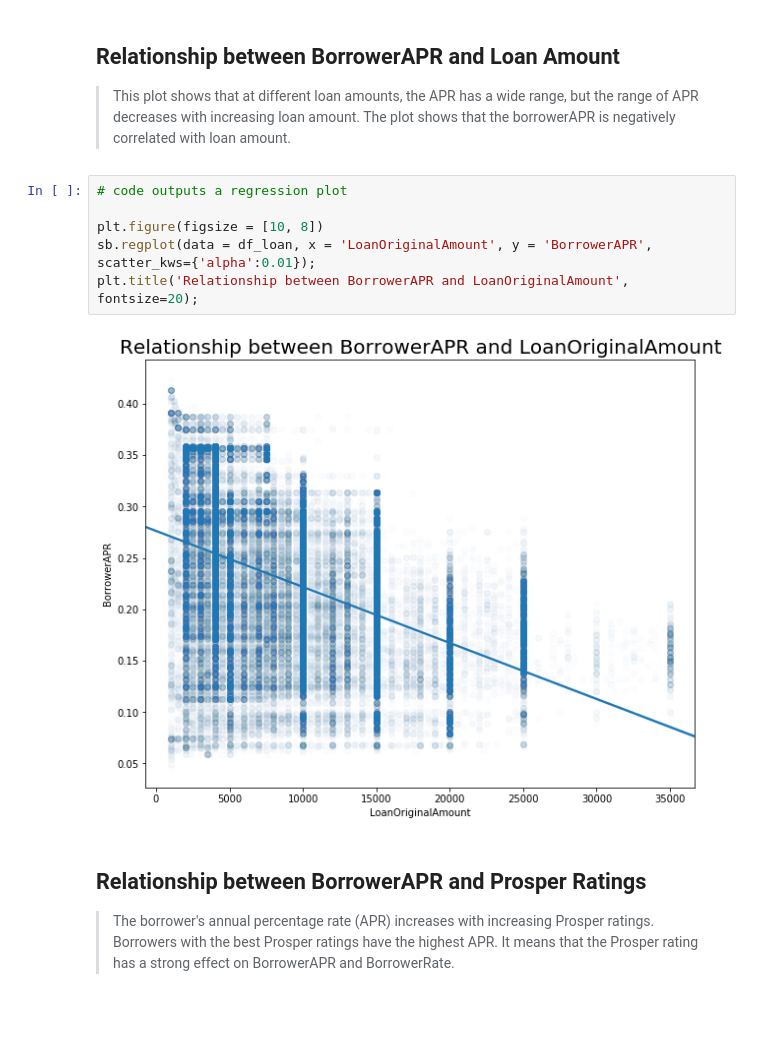
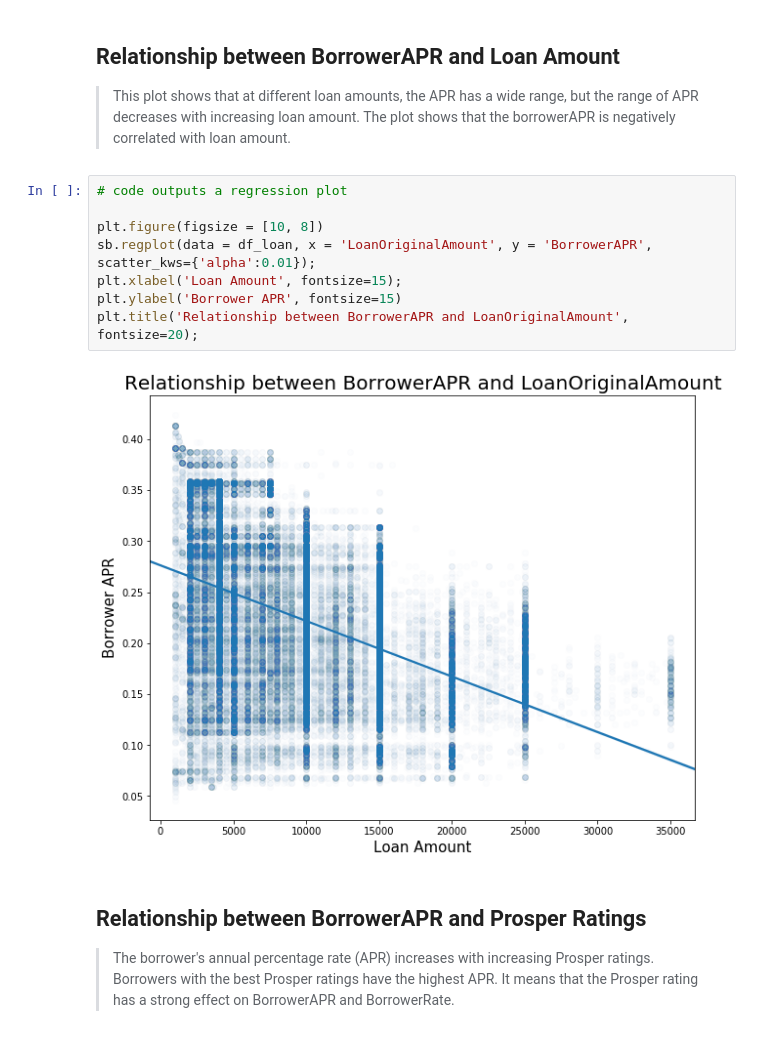
Before and after one commit to Dekunmi/Prosper, a Jupyter notebook: ProsperLoan_slide_deck.ipynb, the cells around one changed output. Drawn from its saved outputs; the diff is of its cells as text; blank space fills up the shorter version.

```diff
--- a/ProsperLoan_slide_deck.ipynb
+++ b/ProsperLoan_slide_deck.ipynb
@@ -95,11 +97,13 @@ plt.title('Distribution of Prosper Ratings', fontsize=20);
 # %%
 # code outputs a regression plot
 
 plt.figure(figsize = [10, 8])
 sb.regplot(data = df_loan, x = 'LoanOriginalAmount', y = 'BorrowerAPR', scatter_kws={'alpha':0.01});
+plt.xlabel('Loan Amount', fontsize=15);
+plt.ylabel('Borrower APR', fontsize=15)
 plt.title('Relationship between BorrowerAPR and LoanOriginalAmount', fontsize=20);
 # %% [output]
-[figure, old version]
+[figure, new version]
 # %% [markdown]
 ## Relationship between BorrowerAPR and Prosper Ratings
 
```
Also changed, not shown: parts of 6 cells of this notebook, 1 other file.
